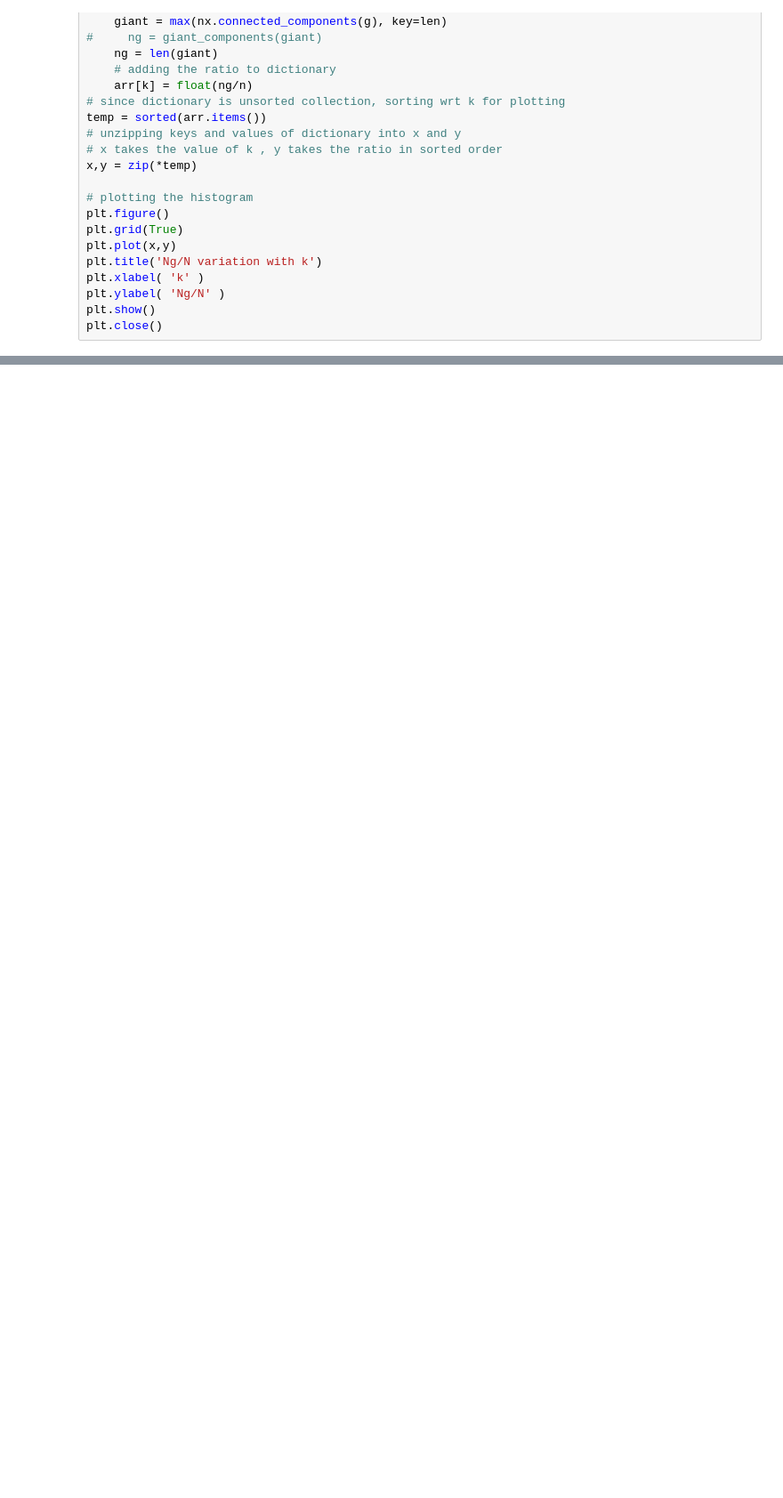
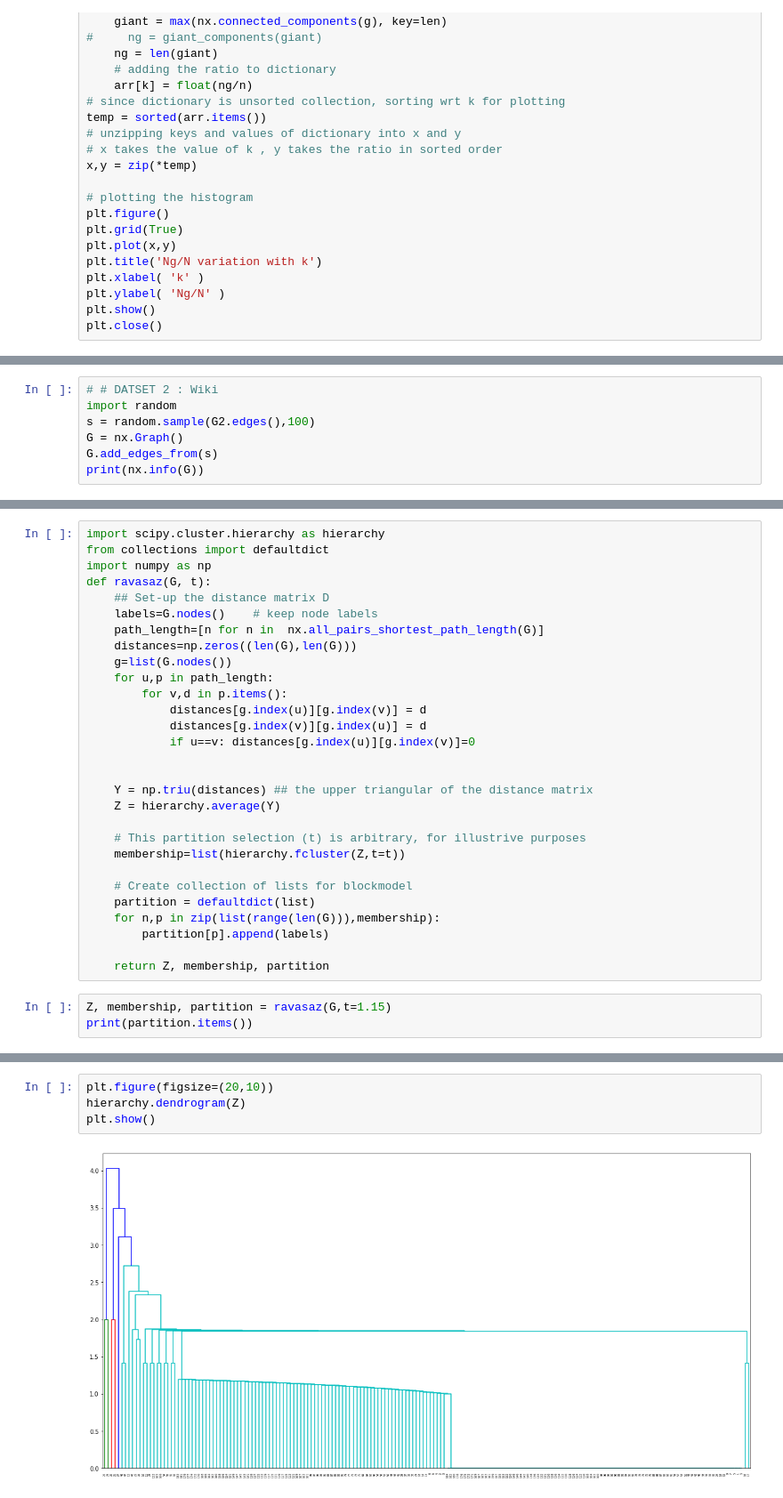
Before and after one commit to Raghavlakhotia/social_media_analysis_, a Jupyter notebook: Main.ipynb, the cells around one changed output, grey strips where cells are left out. Shown: that part at 89% size. Saved outputs shown, nothing was run; the diff lists cells and outputs as text; blank space fills up the shorter version.

```diff
--- a/Main.ipynb
+++ b/Main.ipynb
@@ -395,0 +588,7 @@ plt.close()
+# %%
+# # DATSET 2 : Wiki
+import random
+s = random.sample(G2.edges(),100)
+G = nx.Graph()
+G.add_edges_from(s)
+print(nx.info(G))
@@ -395,0 +601,32 @@ plt.close()
+# %%
+import scipy.cluster.hierarchy as hierarchy
+from collections import defaultdict
+import numpy as np
+def ravasaz(G, t):
+    ## Set-up the distance matrix D
+    labels=G.nodes()    # keep node labels
+    path_length=[n for n in  nx.all_pairs_shortest_path_length(G)]
+    distances=np.zeros((len(G),len(G)))
+    g=list(G.nodes())
+    for u,p in path_length:
+        for v,d in p.items():
+            distances[g.index(u)][g.index(v)] = d
+            distances[g.index(v)][g.index(u)] = d
+            if u==v: distances[g.index(u)][g.index(v)]=0
+
+
+    Y = np.triu(distances) ## the upper triangular of the distance matrix
+    Z = hierarchy.average(Y)
+
+    # This partition selection (t) is arbitrary, for illustrive purposes
+    membership=list(hierarchy.fcluster(Z,t=t))
+
+    # Create collection of lists for blockmodel
+    partition = defaultdict(list)
+    for n,p in zip(list(range(len(G))),membership):
+        partition[p].append(labels)
+
+    return Z, membership, partition
+# %%
+Z, membership, partition = ravasaz(G,t=1.15)
+print(partition.items())
@@ -395,0 +635,6 @@ plt.close()
+# %%
+plt.figure(figsize=(20,10))
+hierarchy.dendrogram(Z)
+plt.show()
+# %% [output]
+[figure, added]
```
Also changed, not shown: parts of 55 cells of this notebook.
